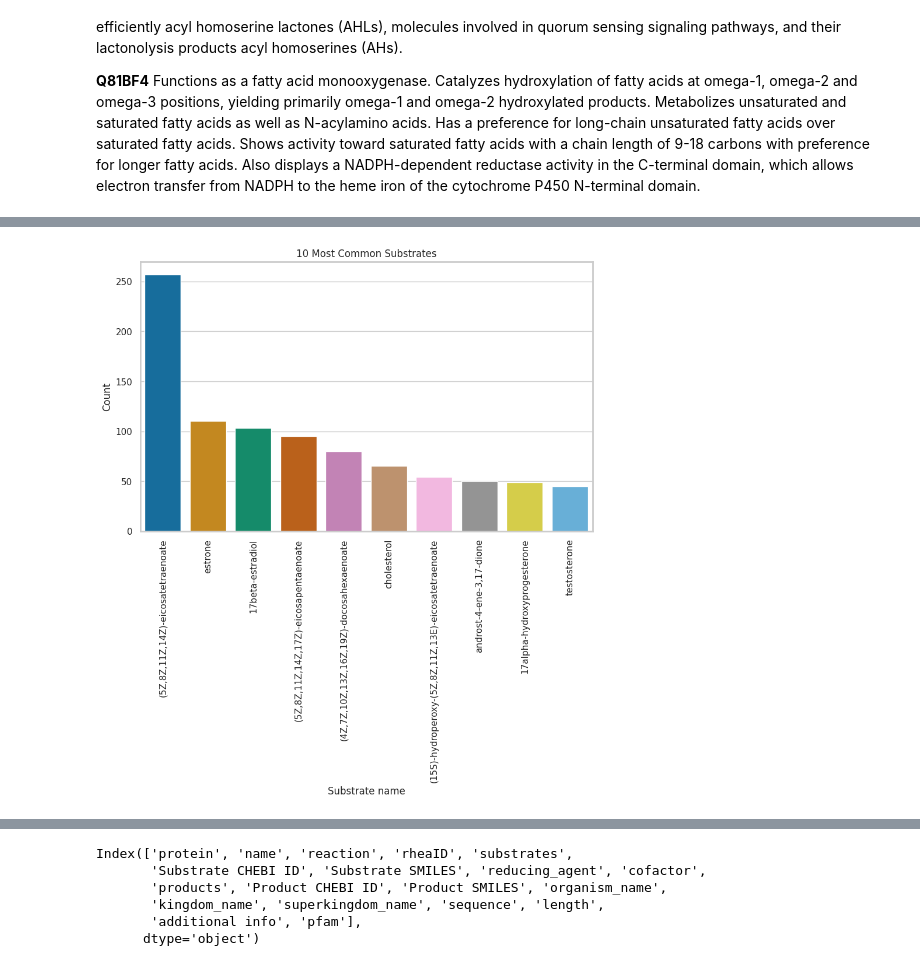
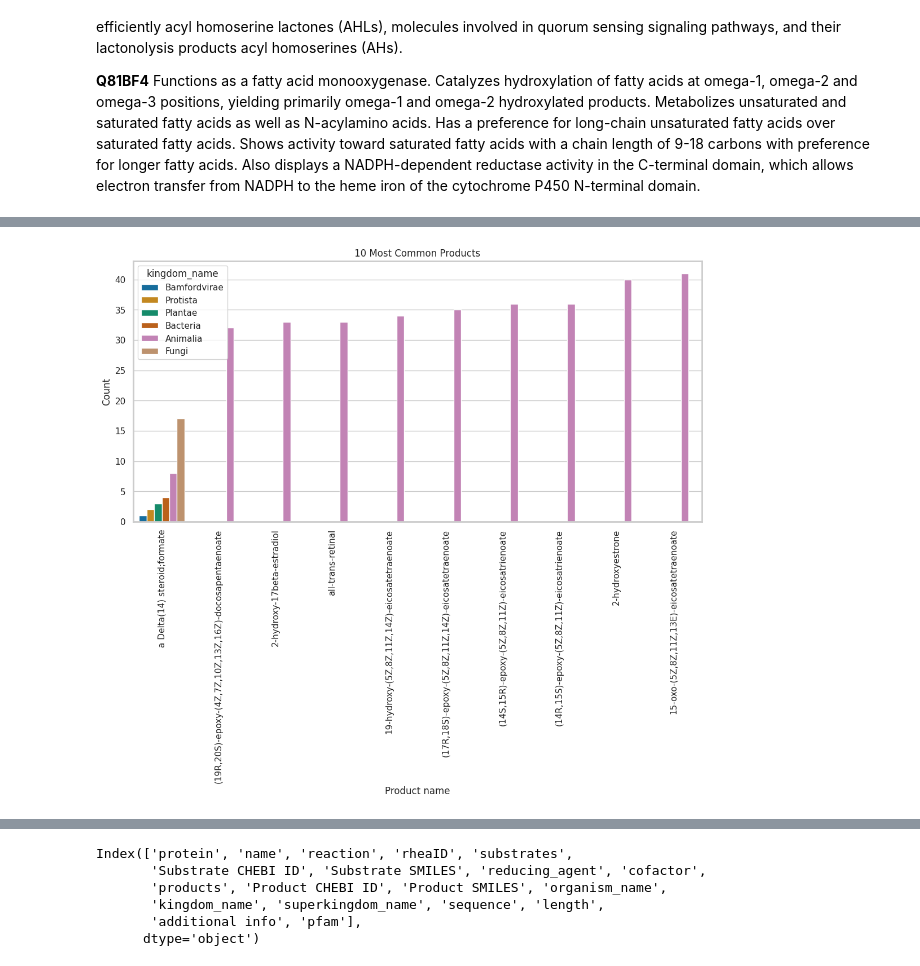
Before and after one commit to komorn/BcProject, a Jupyter notebook: cyps_analysis.ipynb, the cells around one changed output, grey strips where cells are left out. Saved outputs shown, nothing was run; the diff lists cells and outputs as text; code cells hidden in the pictures.

```diff
--- a/cyps_analysis.ipynb
+++ b/cyps_analysis.ipynb
@@ -221,0 +489,3 @@ plt.show()
+# %%
+product_df = alldf[['products', 'kingdom_name']]
+product_df
@@ -221,0 +506,8 @@ plt.show()
+# %%
+product_df.columns = ['product_name', 'kingdom_name']
+
+product_grouped_counts = pd.DataFrame(product_df.groupby(['product_name','kingdom_name'],).size().sort_values().reset_index())
+product_grouped_counts.columns = ['product_counts','kingdom_name', 'count']
+print(product_grouped_counts.columns)
+product_counts = pd.DataFrame(product_df['product_name'].value_counts().sort_values()).reset_index()
+product_grouped_counts
@@ -221,0 +532,7 @@ plt.show()
+# %%
+values = ['15-oxo-(5Z,8Z,11Z,13E)-eicosatetraenoate', '2-hydroxyestrone','(14R,15S)-epoxy-(5Z,8Z,11Z)-eicosatrienoate',
+                                                                      '(14S,15R)-epoxy-(5Z,8Z,11Z)-eicosatrienoate', 'a Delta(14) steroid;formate', '(17R,18S)-epoxy-(5Z,8Z,11Z,14Z)-eicosatetraenoate',
+                                                                      '19-hydroxy-(5Z,8Z,11Z,14Z)-eicosatetraenoate',
+                                                                      'all-trans-retinal', '2-hydroxy-17beta-estradiol', '(19R,20S)-epoxy-(4Z,7Z,10Z,13Z,16Z)-docosapentaenoate']
+product_grouped_counts = product_grouped_counts.loc[product_grouped_counts['product_counts'].isin(values)]
+product_grouped_counts
@@ -222,29 +579,12 @@ plt.show()
 # %%
-# select only the relevant columns
-substrate_df = df[['substrates']]
-
-# rename the columns
-substrate_df.columns = ['substrate_name']
-
-# count the occurrences of each product_chebi_id
-substrate_counts = pd.DataFrame(substrate_df['substrate_name'].value_counts().sort_values()).reset_index()
-substrate_counts.columns = ['substrate_name', 'count']
-
-# select only the top 10 most common products
-top_10_substrates = substrate_counts[(substrate_counts['count'] > 1) & (substrate_counts['count'] < 500)].nlargest(11, 'count')
-top_10_substrates = top_10_substrates[top_10_substrates.substrate_name != 'an organic molecule']
-top_10_substrates
-#top_10_substrates.iloc[1:,:]
-
-# create the bar plot
 sns.set_style('whitegrid')
-fig, ax = plt.subplots(figsize=(10, 6)) # set plot size
-sns.barplot(x='substrate_name', y='count', data=top_10_substrates, palette='colorblind', ax=ax)
-ax.set_title('10 Most Common Substrates')
-ax.set_xlabel('Substrate name')
+fig, ax = plt.subplots(figsize=(13, 6)) # set plot size
+sns.barplot(x='product_counts', y='count', hue='kingdom_name', data=product_grouped_counts, palette='colorblind', ax=ax)
+ax.set_title('10 Most Common Products')
+ax.set_xlabel('Product name')
 ax.set_ylabel('Count')
 
 plt.xticks(rotation=90)
 plt.show()
 # %% [output]
-[figure, old version]
+[figure, new version]
```
Also changed, not shown: parts of 98 cells of this notebook, 28 other files.
